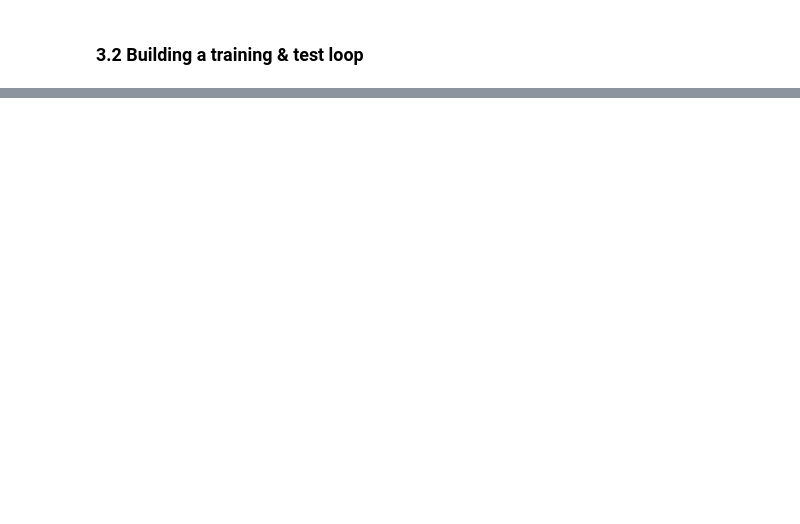
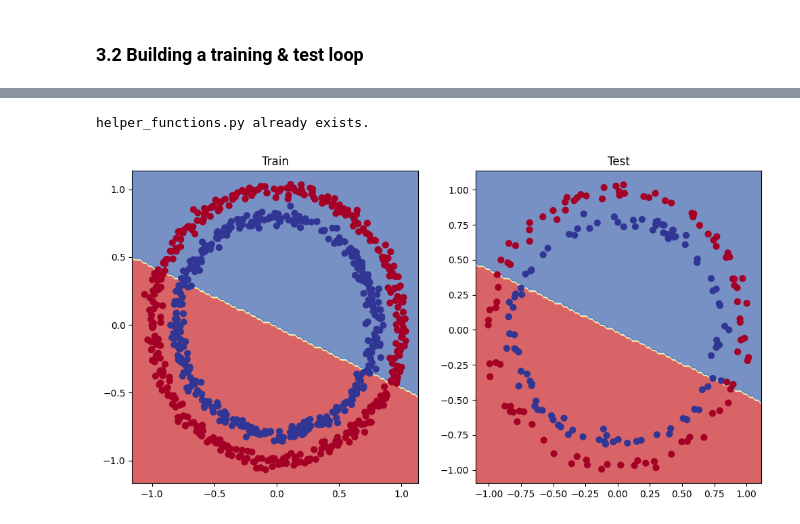
Before and after one commit to ggalindo11/Pytorch_Fundamentals, a Jupyter notebook: 02_pytorch_classification.ipynb, the cells around one changed output, grey strips where cells are left out. Drawn from its saved outputs; the diff is of its cells as text; code cells hidden in the pictures; blank space fills up the shorter version.

```diff
--- a/02_pytorch_classification.ipynb
+++ b/02_pytorch_classification.ipynb
@@ -224,9 +231,16 @@ device(type='cuda', index=0)
 # We can replicate the above model using `nn.Sequential()`
 model_0 = nn.Sequential(
     nn.Linear(in_features=2, # Input feature size. 2 for circle as X is a vector of 2 values
-              out_features=5), # Takes in 2 features & outputs 5
-    nn.Linear(in_features=5, # Takes in 5 features to match layer_1 output
-              out_features=1) # Output a single feature. 1 for y, as it's a scalar of 1 value
+              out_features=128), # Takes in 2 features & outputs 128
+
+    nn.Linear(in_features=128, # Takes in 128 features to match layer_1 output
+              out_features=256), # outputs 256 features
+
+    nn.Linear(in_features=256,
+              out_features=512),
+
+    nn.Linear(in_features=512,
+              out_features=1), # Output a single feature. 1 for y, as it's a scalar of 1 value
 ).to(device)
 
 model_0
@@ -400,7 +428,7 @@ torch.manual_seed(42)
 torch.cuda.manual_seed(42)
 
 # Set number of epochs
-epochs = 100
+epochs = 1000
 
 # Put data to target device
 X_train, y_train = X_train.to(device), y_train.to(device)
@@ -449,6 +477,6 @@ for epoch in range(epochs):
                                y_pred=test_pred)
 
     # Print whats happening
-    if epoch % 10 == 0: # Print every 10 epochs
+    if epoch % 100 == 0: # Print every 10 epochs
         print(f"Epoch: {epoch} | Loss: {loss:.5f} | Acc: {acc:.2f} | Test Loss: {test_loss:.5f} | Test Acc: {test_acc:.2f}%")
 # %% [output]
@@ -464,0 +508,27 @@ Epoch: 90 | Loss: 0.70495 | Acc: 51.00 | Test Loss: 0.69391 | Test Acc: 53.00%
+# %%
+import requests
+from pathlib import Path
+
+# Download helper functions from Learn PyTorch repo
+if Path("helper_functions.py").is_file():
+    print("helper_functions.py already exists.")
+else:
+    print("Downloaded helper_functions.py")
+    requests = requests.get("https://raw.githubusercontent.com/mrdbourke/pytorch-deep-learning/refs/heads/main/helper_functions.py") # Use requests.get() to download the raw file data from GitHub
+    with open("helper_functions.py", "wb") as f: # Use open() to open the file in write-binary mode as variable f
+        f.write(requests.content) # Write the downloaded data to the file
+
+from helper_functions import plot_predictions, plot_decision_boundary
+# %% [output]
+helper_functions.py already exists.
+# %%
+# Plot decision boundary of the model
+plt.figure(figsize=(12, 6)) # figure(figsize=(width & height in inches))
+plt.subplot(1, 2, 1) # 1 row, 2 columns, 1st subplot
+plt.title("Train") # Plot title
+plot_decision_boundary(model_0, X_train, y_train) # Makes predictions on the input data
+plt.subplot(1, 2, 2) # 1 row, 2 columns, 2nd subplot
+plt.title("Test")
+plot_decision_boundary(model_0, X_test, y_test)
+# %% [output]
+[figure, added]
```
Also changed, not shown: parts of 13 cells of this notebook, 1 other file.
